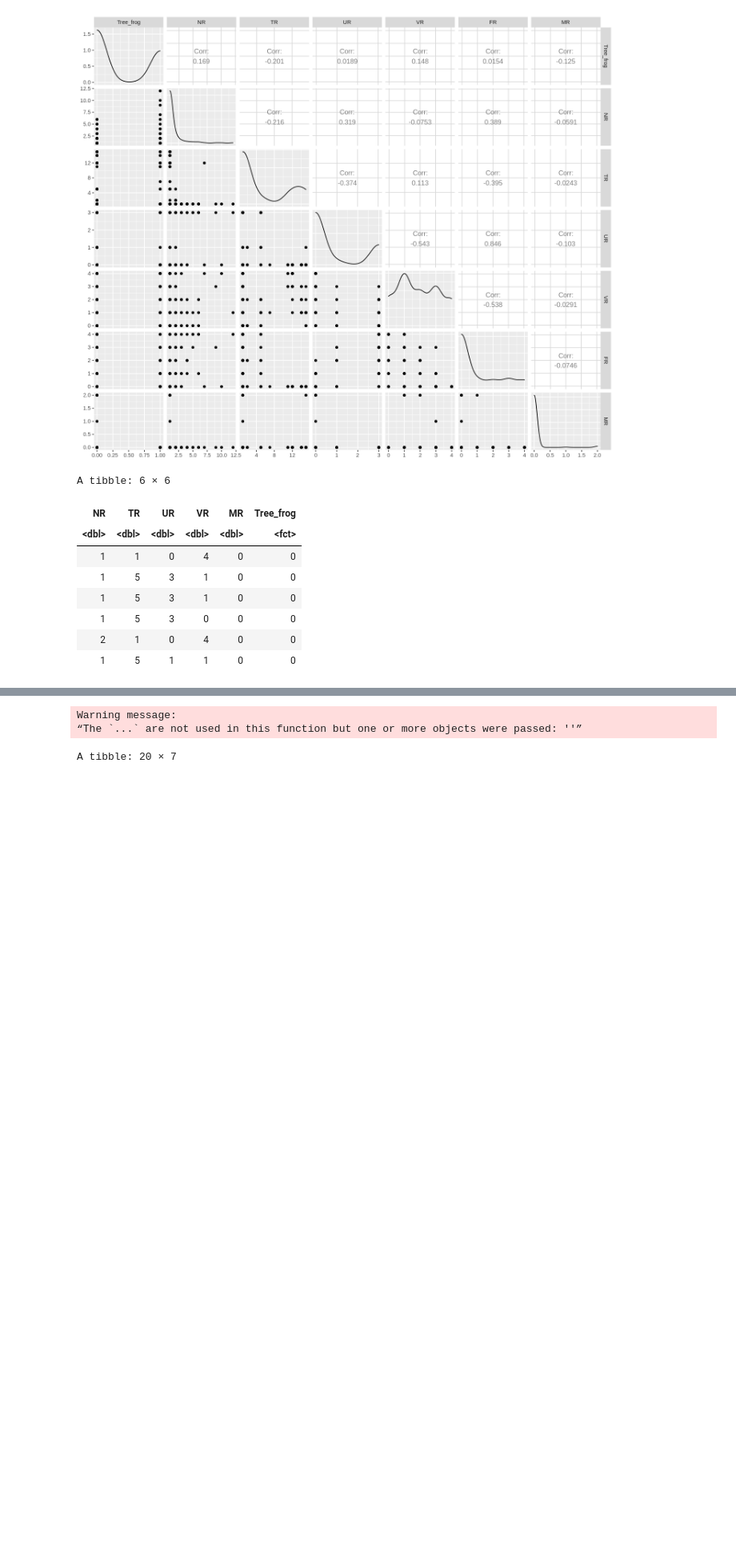
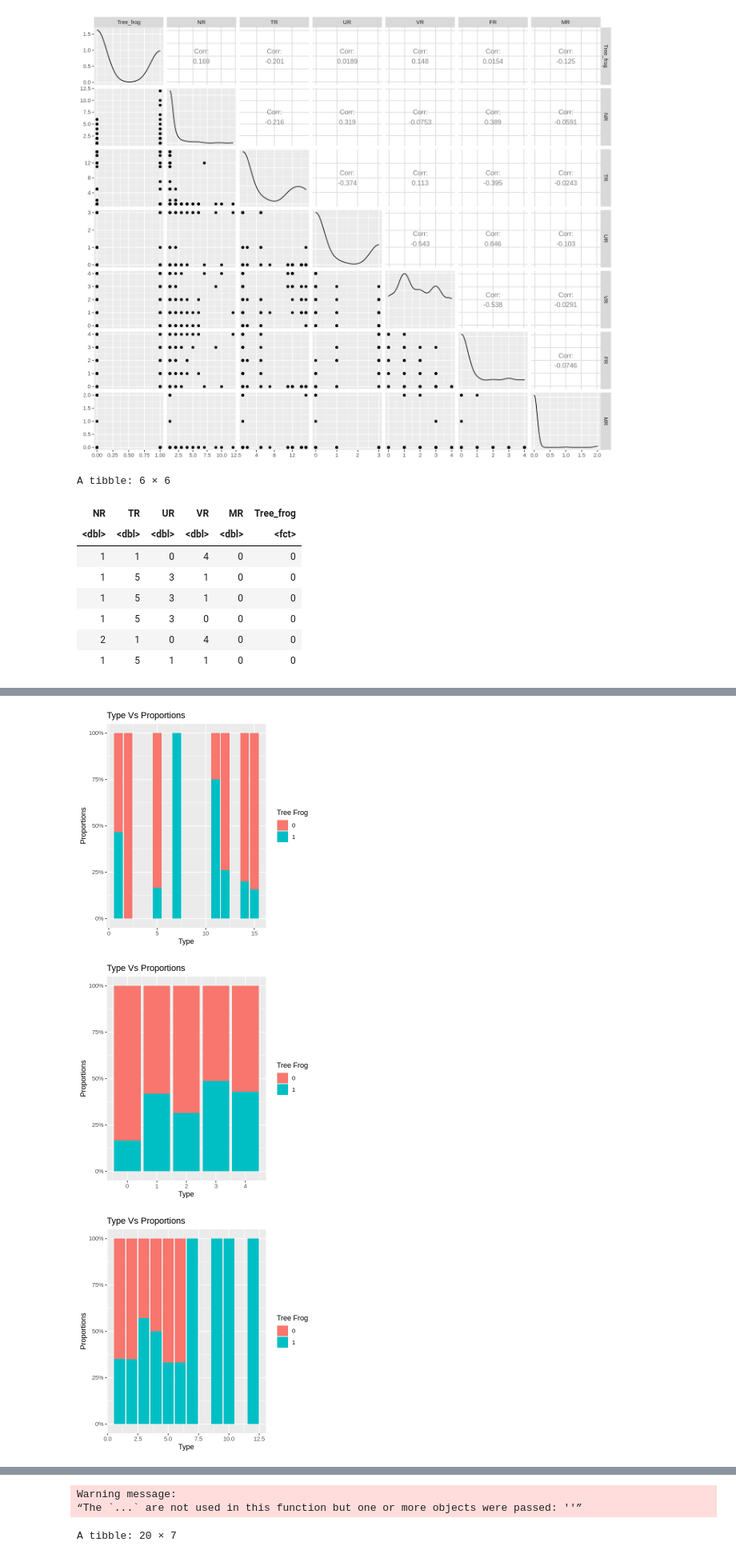
Before and after one commit to dvorster/dsci-100-group35-project, a Jupyter notebook: term-project.ipynb, the cells around one changed output, grey strips where cells are left out. Shown at 80% size. Cells and saved outputs as stored; diff of their text form; code cells hidden in the pictures; blank space fills up the shorter version.

Commit message:
added plots

```diff
--- a/term-project.ipynb
+++ b/term-project.ipynb
@@ -131,3 +131,23 @@ A tibble: 6 × 6
 | 1 | 5 | 3 | 0 | 0 | 0 |
 | 2 | 1 | 0 | 4 | 0 | 0 |
 | 1 | 5 | 1 | 1 | 0 | 0 |
+# %%
+amphibians_seleced_summary_TR <- amphibians_selected %>%
+                                group_by(TR, Tree_frog) %>%
+                                summarize(n = n())
+
+amphibians_seleced_summary_NR <- amphibians_selected %>%
+                                group_by(NR, Tree_frog) %>%
+                                summarize(n = n())
+
+amphibians_seleced_summary_UR <- amphibians_selected %>%
+                                group_by(UR, Tree_frog) %>%
+                                summarize(n = n())
+
+amphibians_seleced_summary_VR <- amphibians_selected %>%
+                                group_by(VR, Tree_frog) %>%
+                                summarize(n = n())
+
+amphibians_seleced_summary_MR <- amphibians_selected %>%
+                                group_by(MR, Tree_frog) %>%
+                                summarize(n = n())
@@ -133,0 +164,36 @@ A tibble: 6 × 6
+# %%
+options(repr.plot.width = 5, repr.plot.height = 5)
+
+TR_plot <- ggplot(amphibians_seleced_summary_TR, aes(x = TR, y = n, fill = Tree_frog)) +
+        geom_bar(stat = 'identity', position = "fill") +
+        scale_y_continuous(labels = scales::percent) +
+        labs(x = "Type", y = "Proportions", fill = "Tree Frog") +
+        ggtitle("Type Vs Proportions")
+
+VR_plot <- ggplot(amphibians_seleced_summary_VR, aes(x = VR, y = n, fill = Tree_frog)) +
+        geom_bar(stat = 'identity', position = "fill") +
+        scale_y_continuous(labels = scales::percent) +
+        labs(x = "Type", y = "Proportions", fill = "Tree Frog") +
+        ggtitle("Type Vs Proportions")
+
+NR_plot <- ggplot(amphibians_seleced_summary_NR, aes(x = NR, y = n, fill = Tree_frog)) +
+        geom_bar(stat = 'identity', position = "fill") +
+        scale_y_continuous(labels = scales::percent) +
+        labs(x = "Type", y = "Proportions", fill = "Tree Frog") +
+        ggtitle("Type Vs Proportions")
+
+UR_plot <- ggplot(amphibians_seleced_summary_UR, aes(x = UR, y = n, fill = Tree_frog)) +
+        geom_bar(stat = 'identity', position = "fill") +
+        scale_y_continuous(labels = scales::percent) +
+        labs(x = "Type", y = "Proportions", fill = "Tree Frog") +
+        ggtitle("Type Vs Proportions")
+
+MR_plot <- ggplot(amphibians_seleced_summary_MR, aes(x = MR, y = n, fill = Tree_frog)) +
+        geom_bar(stat = 'identity', position = "fill") +
+        scale_y_continuous(labels = scales::percent) +
+        labs(x = "Type", y = "Proportions", fill = "Tree Frog") +
+        ggtitle("Type Vs Proportions")
+# %% [output]
+[figure, added]
+[figure, added]
+[figure, added]
```
Also changed, not shown: parts of 7 cells of this notebook.
